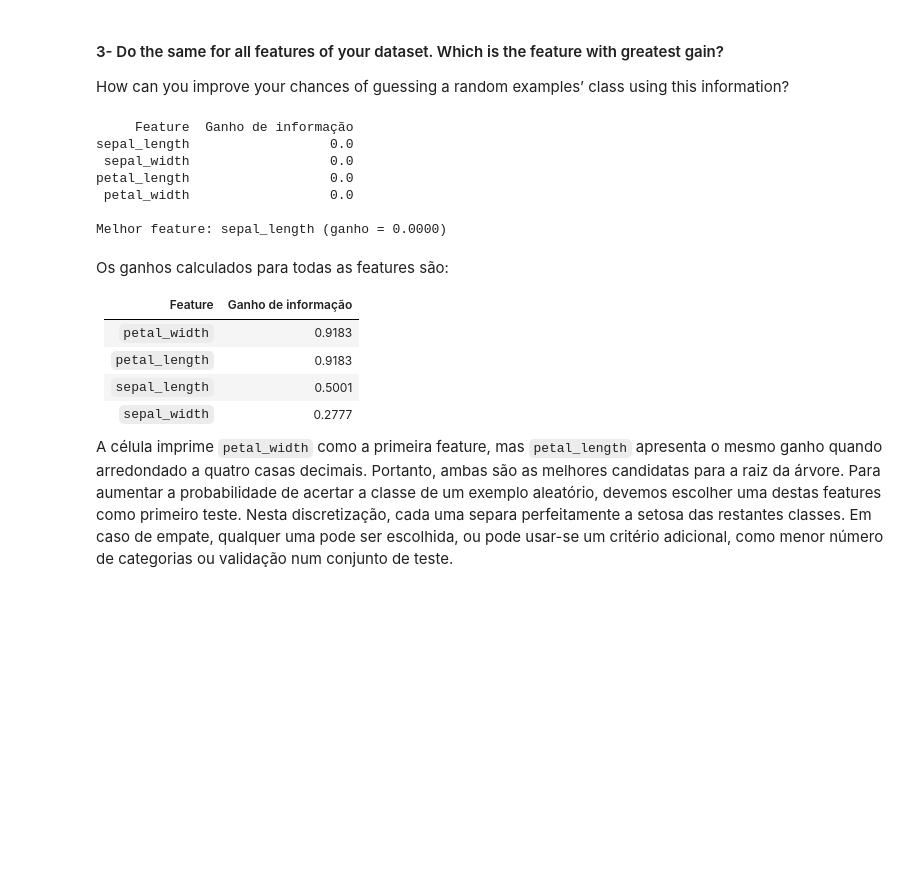
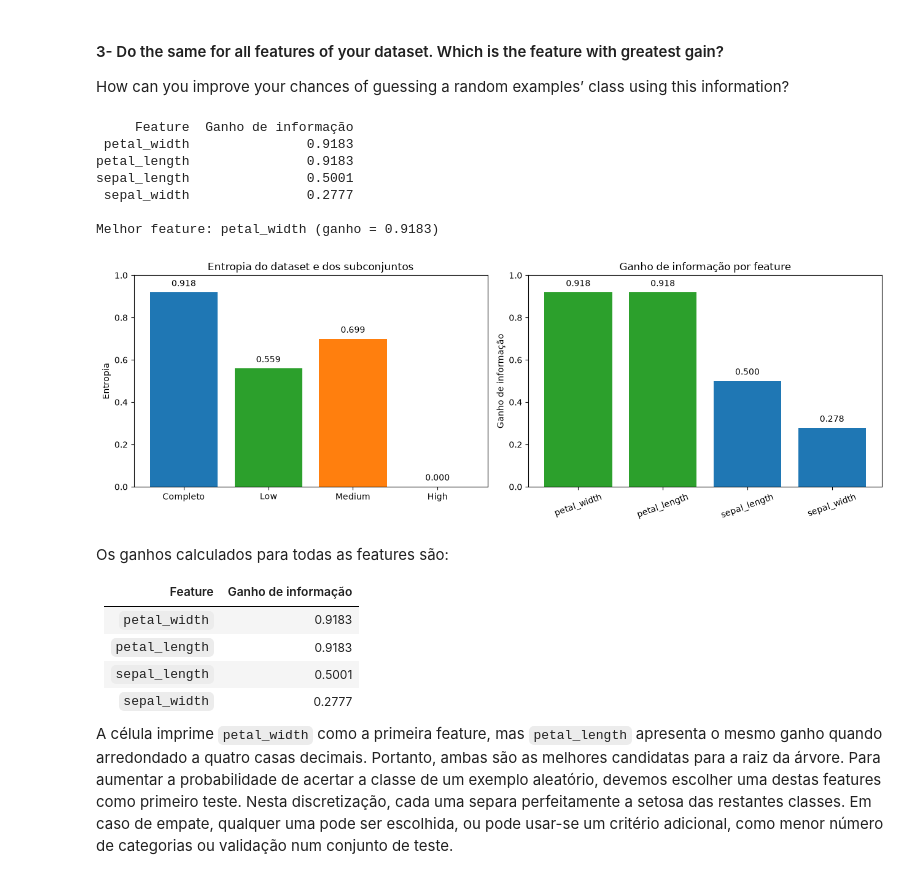
Before and after one commit to Lopes2711/IAA, a Jupyter notebook: sup_learning/sup_learning.ipynb, the cells around one changed output. Cells and saved outputs as stored; diff of their text form; code cells hidden in the pictures; blank space fills up the shorter version.

```diff
--- a/sup_learning/sup_learning.ipynb
+++ b/sup_learning/sup_learning.ipynb
@@ -982,9 +1025,14 @@ where $|S|$ is the number of elements in $S$ and $S_v$ is each of the subsets of
 # %%
 # Exercício 4.1 - Entropia do dataset completo e dos subconjuntos
 
-ex4_positive = y_iris == 0  # Iris-setosa
+# Para o Exercício 4, os limiares são calculados sobre o dataset completo.
+# Aqui não existe avaliação treino/teste; o objetivo é estudar um split fixo.
+ex4_thresholds = np.quantile(X_iris_raw, [1 / 3, 2 / 3], axis=0)
+ex4_discrete = discretize_with_thresholds(X_iris_raw, ex4_thresholds)
+
+ex4_positive = y_iris == class_names_nb[0]  # Iris-setosa
 ex4_negative = ~ex4_positive
-ex4_first_feature_categories = X_discrete[:, 0]
+ex4_first_feature_categories = ex4_discrete[:, 0]
 
 
 def ex4_entropy(positive_selection):
@@ -1081,7 +1129,7 @@ ex4_feature_gains = []
 for feature_index, feature_name in enumerate(feature_names):
     weighted_entropy = 0.0
     for category in range(3):
-        category_selection = X_discrete[:, feature_index] == category
+        category_selection = ex4_discrete[:, feature_index] == category
         weighted_entropy += (
             category_selection.sum() / len(y_iris)
         ) * ex4_entropy(ex4_positive[category_selection])
@@ -1100,12 +1148,41 @@ print(
 )
 # %% [output]
      Feature  Ganho de informação
-sepal_length                  0.0
- sepal_width                  0.0
-petal_length                  0.0
- petal_width                  0.0
+ petal_width               0.9183
+petal_length               0.9183
+sepal_length               0.5001
+ sepal_width               0.2777
 
-Melhor feature: sepal_length (ganho = 0.0000)
+Melhor feature: petal_width (ganho = 0.9183)
+# %%
+# Visualizações do Exercício 4
+
+fig, axes = plt.subplots(1, 2, figsize=(13, 4.5))
+
+entropy_labels = ex4_entropy_table["Dataset"]
+entropy_values = ex4_entropy_table["Entropia"]
+axes[0].bar(entropy_labels, entropy_values, color=["tab:blue", "tab:green", "tab:orange", "tab:red"])
+axes[0].set_ylabel("Entropia")
+axes[0].set_title("Entropia do dataset e dos subconjuntos")
+axes[0].set_ylim(0, 1.0)
+for index, value in enumerate(entropy_values):
+    axes[0].text(index, value + 0.03, f"{value:.3f}", ha="center")
+
+feature_labels = ex4_gain_table["Feature"]
+gain_values = ex4_gain_table["Ganho de informação"]
+bar_colors = ["tab:green" if value == gain_values.max() else "tab:blue" for value in gain_values]
+axes[1].bar(feature_labels, gain_values, color=bar_colors)
+axes[1].set_ylabel("Ganho de informação")
+axes[1].set_title("Ganho de informação por feature")
+axes[1].set_ylim(0, 1.0)
+axes[1].tick_params(axis="x", rotation=20)
+for index, value in enumerate(gain_values):
+    axes[1].text(index, value + 0.03, f"{value:.3f}", ha="center")
+
+plt.tight_layout()
+plt.show()
+# %% [output]
+[figure, added]
 # %% [markdown]
 Os ganhos calculados para todas as features são:
 
```
Also changed, not shown: parts of 3 cells of this notebook.
